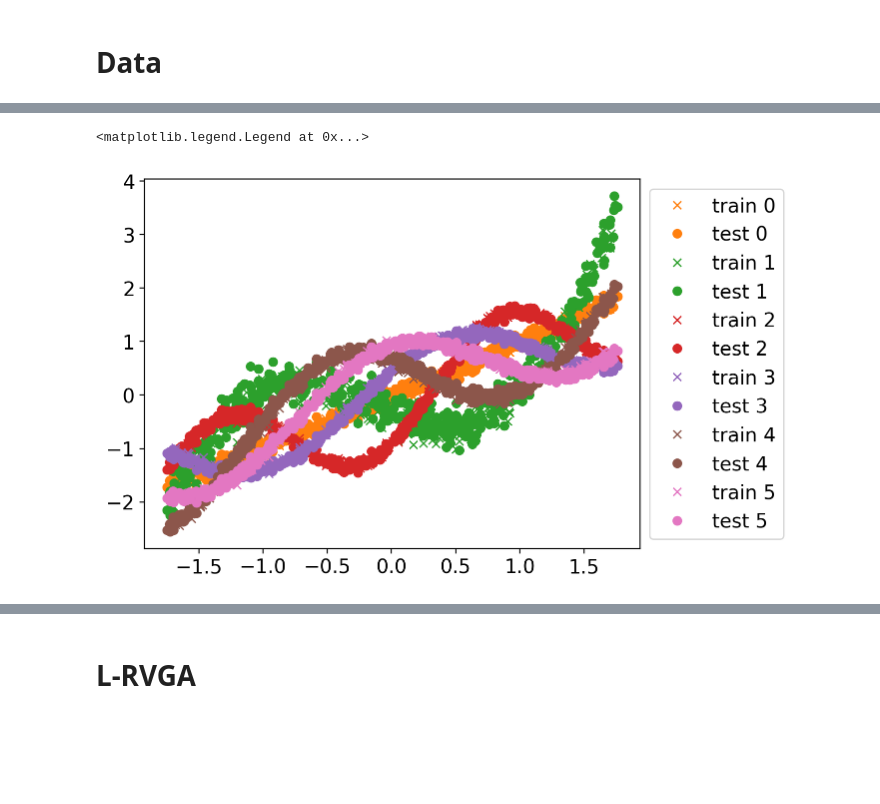
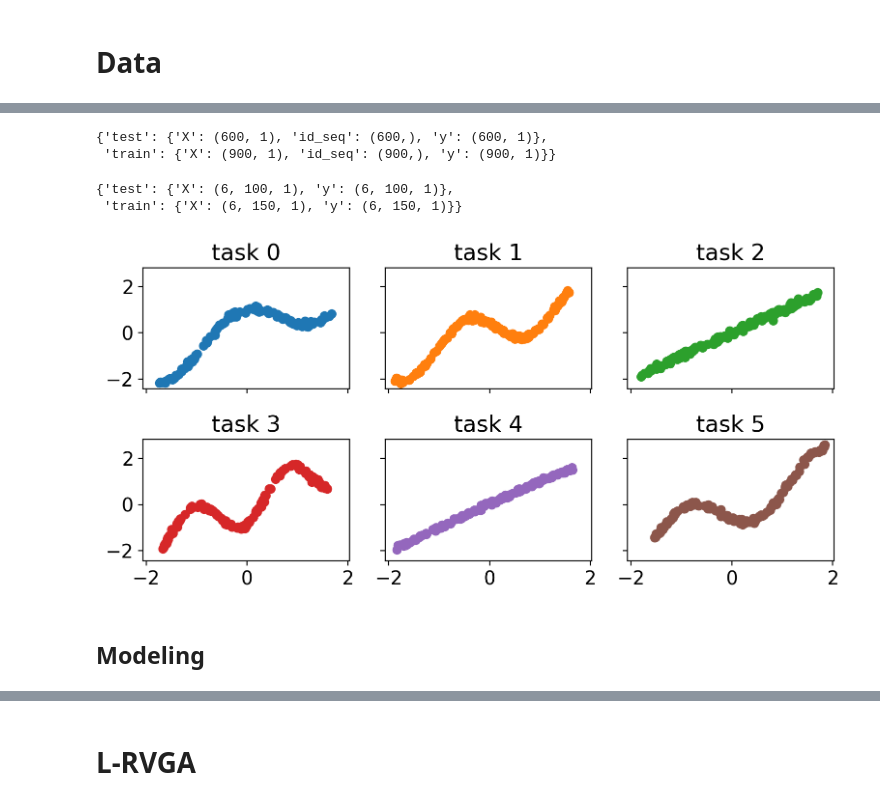
Before and after one commit to probml/rebayes, a Jupyter notebook: demos/nonstat-1d-regression.ipynb, the cells around one changed output, grey strips where cells are left out. Saved outputs shown, nothing was run; the diff lists cells and outputs as text; code cells hidden in the pictures; blank space fills up the shorter version.

Commit message:
refactor: demos/nonstat-1d-regression

```diff
--- a/demos/nonstat-1d-regression.ipynb
+++ b/demos/nonstat-1d-regression.ipynb
@@ -80,4 +48,0 @@ def make_1d_regression(n_train=100, n_test=100, key=0, sort_data=False, coef=jnp
-# %%
-X_train, y_train, X_test, y_test = make_1d_regression(coef=jnp.array([0.0, 5.0]))
-plt.figure()
-plt.plot(X_train, y_train, 'o')
@@ -170,18 +48,0 @@ def plot_tasks_separately(X_train, Y_train, X_test, Y_test, task_id_train, task_
-# %%
-ntasks = 6
-coefs = make_coef(n_dist = ntasks, key=2)
-
-with np.printoptions(precision=3, suppress=True):
-    print(coefs)
-
-
-X_train_tasks, Y_train_tasks, X_test_tasks, Y_test_tasks = make_regression_tasks(coefs, n_train=200, n_test=500, key=314)
-
-X_train_seq, Y_train_seq, X_test_seq, Y_test_seq, train_id_seq, test_id_seq = concatenate_tasks(
-    X_train_tasks, Y_train_tasks, X_test_tasks, Y_test_tasks)
-
-print(X_train_tasks.shape, Y_train_tasks.shape)
-print(X_train_seq.shape, Y_train_seq.shape)
-
-figsize = (10, 8)
-plot_tasks(X_train_tasks, Y_train_tasks, X_test_tasks, Y_test_tasks, figsize=figsize)
@@ -198,6 +48,0 @@ plot_tasks(X_train_tasks, Y_train_tasks, X_test_tasks, Y_test_tasks, figsize=fig
-# %%
-plot_tasks_together(X_train_seq, Y_train_seq, X_test_seq, Y_test_seq, train_id_seq, test_id_seq)
-plt.legend(bbox_to_anchor=(1,1))
-# %% [output]
-<matplotlib.legend.Legend at 0x...>
-[figure, removed]
@@ -203,0 +155,27 @@ plt.legend(bbox_to_anchor=(1,1))
+# %%
+key = jax.random.PRNGKey(314)
+n_dist = 6
+data_flat, data_tasks = sample_1d_regression_sequence(key, n_dist, n_train=150)
+jax.tree_map(jnp.shape, data_flat)
+# %% [output]
+{'test': {'X': (600, 1), 'id_seq': (600,), 'y': (600, 1)},
+ 'train': {'X': (900, 1), 'id_seq': (900,), 'y': (900, 1)}}
+# %%
+jax.tree_map(jnp.shape, data_tasks)
+# %% [output]
+{'test': {'X': (6, 100, 1), 'y': (6, 100, 1)},
+ 'train': {'X': (6, 150, 1), 'y': (6, 150, 1)}}
+# %%
+fig, axs = plt.subplots(2, 3, figsize=(8, 4), sharex=True, sharey=True)
+
+colors = plt.cm.tab10(np.arange(n_dist))
+for n, ax in enumerate(axs.ravel()):
+    data_slice = slice_tasks(data_flat, n)
+    c=colors[n]
+    ax.scatter(data_slice["train"]["X"], data_slice["train"]["y"], color=c)
+    ax.set_title(f"task {n}")
+plt.tight_layout()
+# %% [output]
+[figure, added]
+# %% [markdown]
+## Modeling
```
Also changed, not shown: parts of 20 cells of this notebook.
